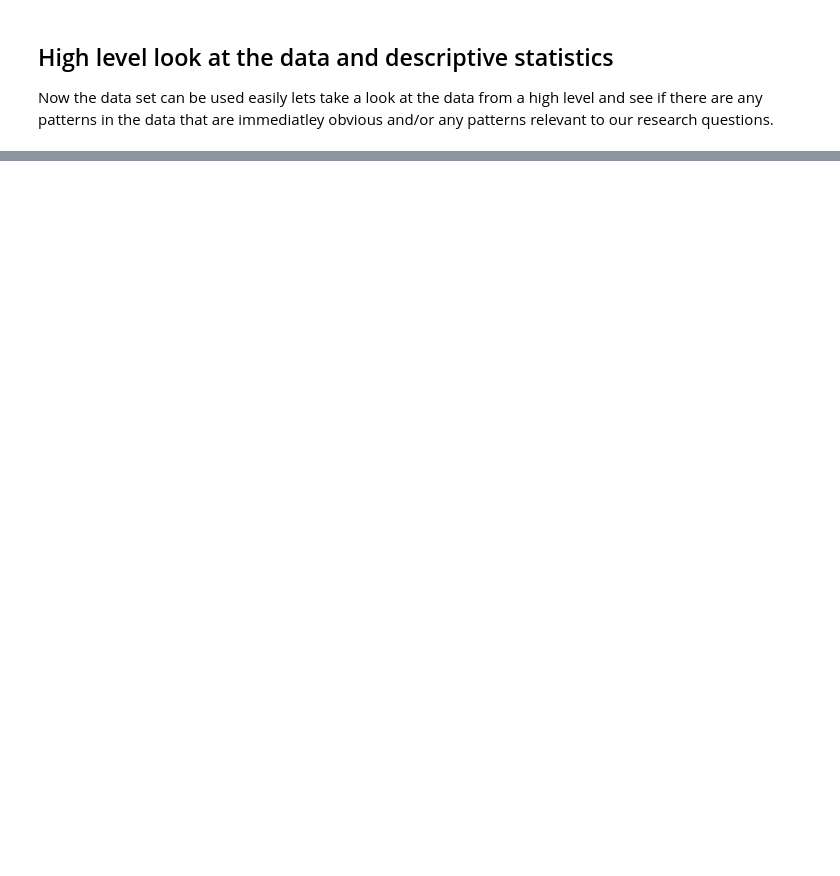
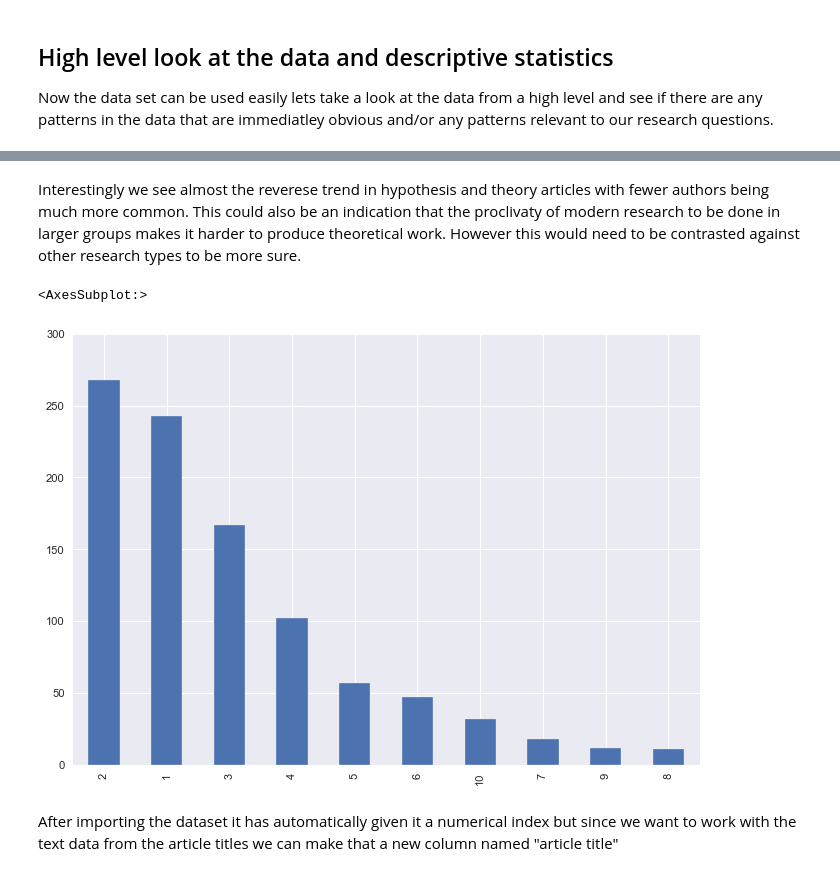
Before and after one commit to joshdev1/Frontiers, a Jupyter notebook: main_analysis/main_analysis.ipynb, the cells around one changed output, grey strips where cells are left out. Cells and saved outputs as stored; diff of their text form; code cells hidden in the pictures; blank space fills up the shorter version.

```diff
--- a/main_analysis/main_analysis.ipynb
+++ b/main_analysis/main_analysis.ipynb
@@ -355,0 +377,9 @@ array([[<AxesSubplot:title={'center':'article date'}>]], dtype=object)
+# %% [markdown]
+Interestingly we see almost the reverese trend in hypothesis and theory articles with fewer authors being much more common. This could also be an indication that the proclivaty of modern research to be done in larger groups makes it harder to produce theoretical work. However this would need to be contrasted against other research types to be more sure.
+# %%
+df_hypothesis['article authors'].value_counts().plot(kind='bar')
+# %% [output]
+<AxesSubplot:>
+[figure, added]
+# %% [markdown]
+After importing the dataset it has automatically given it a numerical index but since we want to work with the text data from the article titles we can make that a new column named "article title"
```
Also changed, not shown: parts of 57 cells of this notebook.
